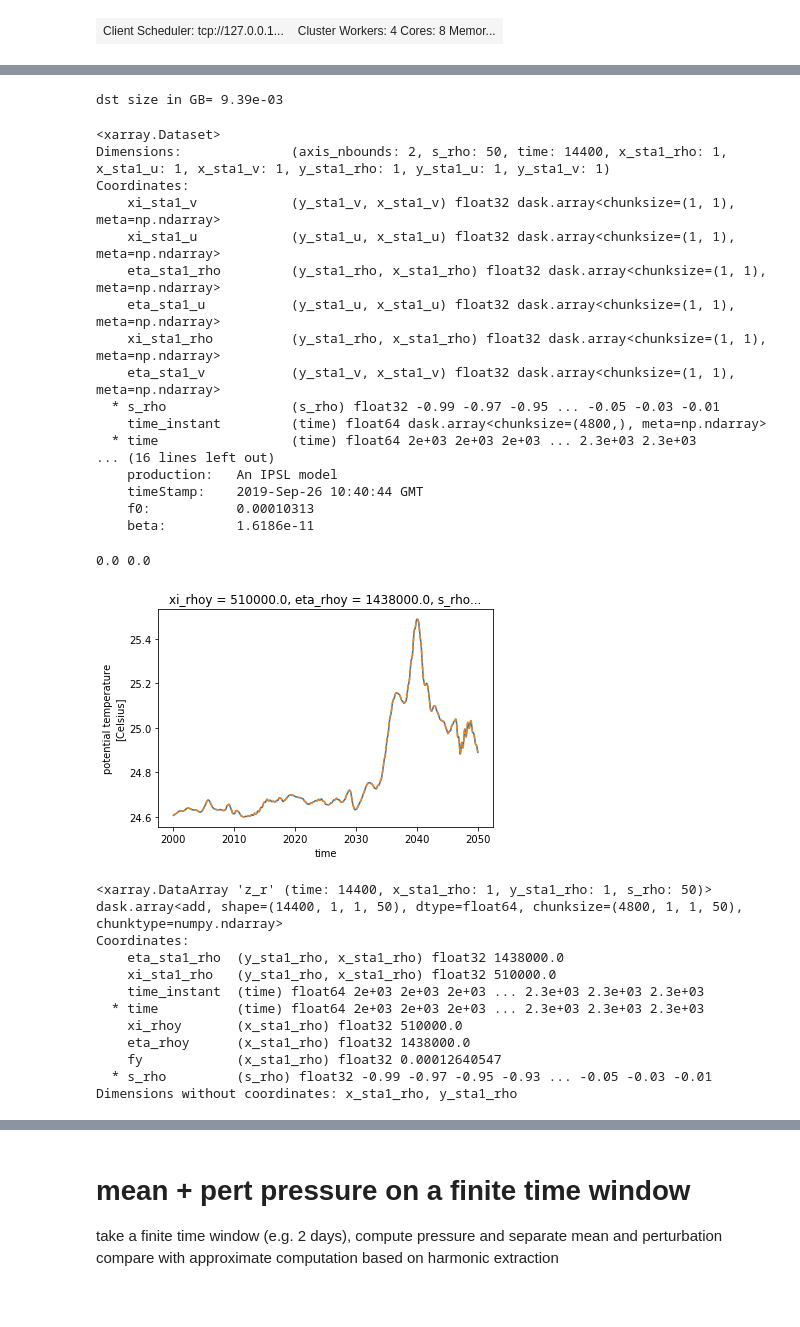
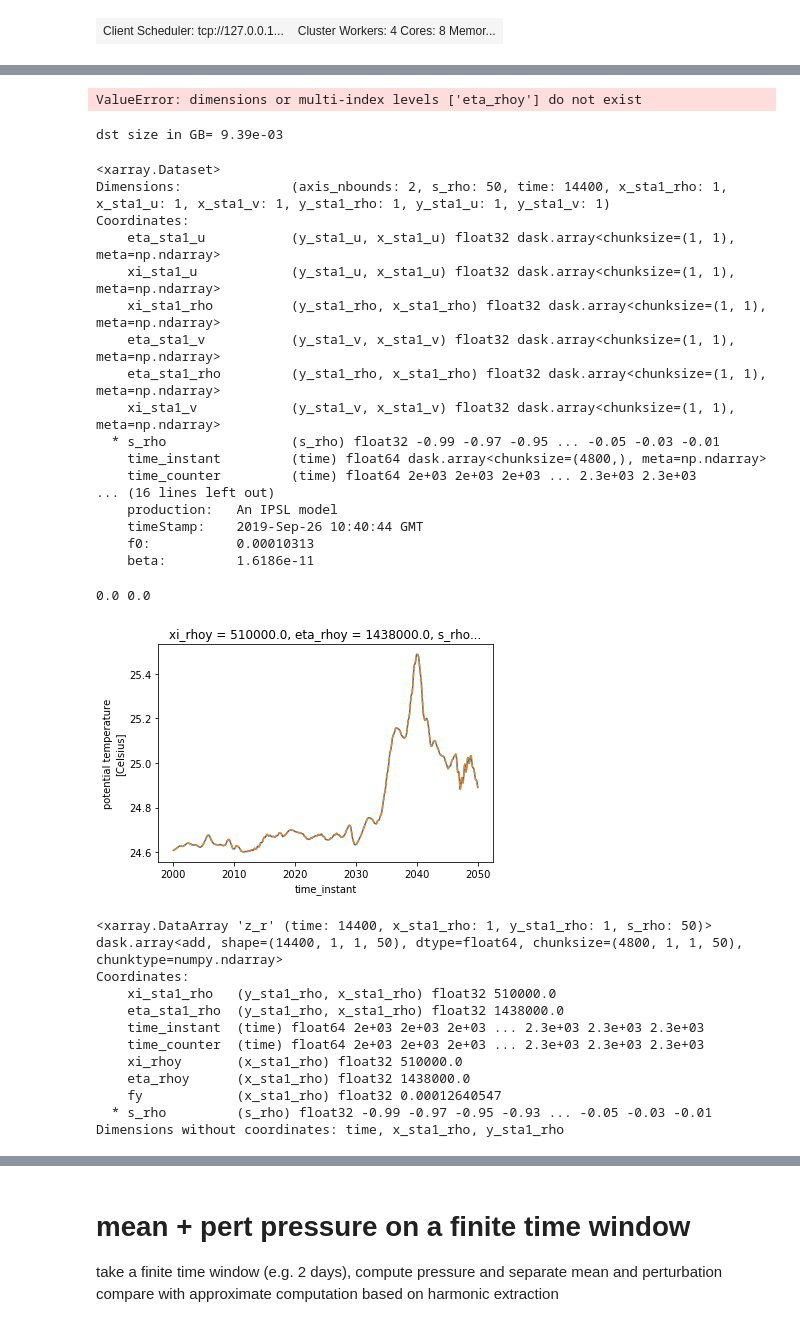
Before and after one commit to slgentil/croco, a Jupyter notebook: tutorials/pressure_tide.ipynb, the cells around one changed output, grey strips where cells are left out. Saved outputs shown, nothing was run; the diff lists cells and outputs as text; code cells hidden in the pictures.

```diff
--- a/tutorials/pressure_tide.ipynb
+++ b/tutorials/pressure_tide.ipynb
@@ -70,6 +70,12 @@ Found 9 columns in output.mpi:
 ['STEP', 'time[DAYS]', 'KINETIC_ENRG', 'POTEN_ENRG', 'TOTAL_ENRG', 'NET_VOLUME', 'trd', 'ENSTROPHY', 'BTKIN_ENRG']
 Opening NC datasets:  ['his', 'sta1', 'sta2', 'inst', 'av']
 Grid size: (L ,M, N) = (258, 722, 50)
+# %%
+### can't use sel
+dsi = r['inst']
+dsi.sel(eta_rhoy=1438000, method='nearest')
+# %% [output]
+ValueError: dimensions or multi-index levels ['eta_rhoy'] do not exist
 # %%
 ### choose time limits
 #dt_tser = 50 # time interval in days
@@ -78,7 +84,7 @@ Grid size: (L ,M, N) = (258, 722, 50)
 ### initialize dataset
 dst = r['sta1']
 dsi = r['inst']
-dsi = dsi.isel(y_rhoy=abs(dsi.coords['eta_rhoy'] - dst.coords['eta_sta1_rho'].values.squeeze()).argmin().values)
+dsi = dsi.isel(y_rhoy=abs(dsi.eta_rhoy - dst.eta_sta1_rho.values.squeeze()).argmin().values)
 
 ### copy SSH time series from inst into stat
 dst['ssh'] = dsi['ssh_y'].rename({'x_rhoy':'x_sta1_rho'}) + 0.*dst['eta_sta1_rho']
@@ -94,34 +100,34 @@ dst size in GB= 9.39e-03
 <xarray.Dataset>
 Dimensions:              (axis_nbounds: 2, s_rho: 50, time: 14400, x_sta1_rho: 1, x_sta1_u: 1, x_sta1_v: 1, y_sta1_rho: 1, y_sta1_u: 1, y_sta1_v: 1)
 Coordinates:
-    xi_sta1_v            (y_sta1_v, x_sta1_v) float32 dask.array<chunksize=(1, 1), meta=np.ndarray>
+    eta_sta1_u           (y_sta1_u, x_sta1_u) float32 dask.array<chunksize=(1, 1), meta=np.ndarray>
     xi_sta1_u            (y_sta1_u, x_sta1_u) float32 dask.array<chunksize=(1, 1), meta=np.ndarray>
-    eta_sta1_rho         (y_sta1_rho, x_sta1_rho) float32 dask.array<chunksize=(1, 1), meta=np.ndarray>
-    eta_sta1_u           (y_sta1_u, x_sta1_u) float32 dask.array<chunksize=(1, 1), meta=np.ndarray>
     xi_sta1_rho          (y_sta1_rho, x_sta1_rho) float32 dask.array<chunksize=(1, 1), meta=np.ndarray>
     eta_sta1_v           (y_sta1_v, x_sta1_v) float32 dask.array<chunksize=(1, 1), meta=np.ndarray>
+    eta_sta1_rho         (y_sta1_rho, x_sta1_rho) float32 dask.array<chunksize=(1, 1), meta=np.ndarray>
+    xi_sta1_v            (y_sta1_v, x_sta1_v) float32 dask.array<chunksize=(1, 1), meta=np.ndarray>
   * s_rho                (s_rho) float32 -0.99 -0.97 -0.95 ... -0.05 -0.03 -0.01
     time_instant         (time) float64 dask.array<chunksize=(4800,), meta=np.ndarray>
-  * time                 (time) float64 2e+03 2e+03 2e+03 ... 2.3e+03 2.3e+03
+    time_counter         (time) float64 2e+03 2e+03 2e+03 ... 2.3e+03 2.3e+03
 ... (16 lines left out)
     production:   An IPSL model
     timeStamp:    2019-Sep-26 10:40:44 GMT
     f0:           0.00010313
     beta:         1.6186e-11
 # %%
-### just checking that time series match: compare surface T
+### just checking that time series (station vs. y-slice) match: compare surface T
 t_stat = dst.T_station1.isel(s_rho=-1) #.persist()
 # maybe I could use alignment here
 #t_inst = dsi.T_y.where((dsi.time>=t0_val) & (dsi.time<t0_val + dt_tser)).persist()
 t_inst = dsi.T_y #.sel(time=slice(t0_val, t0_val + dt_tser))
 
-t_stat.sel(time=slice(2000,2050)).plot()
-t_inst.sel(time=slice(2000,2050)).plot(linestyle="--", color="tab:orange")
+t_stat.swap_dims({"time":"time_instant"}).sel(time_instant=slice(2000,2050)).plot()
+t_inst.swap_dims({"time":"time_instant"}).sel(time_instant=slice(2000,2050)).plot(linestyle="--", color="tab:orange")
 
 print((t_stat-t_inst).mean().values, (t_stat-t_inst).std().values)
 # %% [output]
 0.0 0.0
-[figure, old version]
+[figure, new version]
 # %%
 # vertical integration for pressure computation
 def get_pres(grid,z,rho):
@@ -231,15 +237,15 @@ get_z(r, zeta=dst.ssh, h=r['his'].h.mean(), vgrid='r', hgrid='r')
 <xarray.DataArray 'z_r' (time: 14400, x_sta1_rho: 1, y_sta1_rho: 1, s_rho: 50)>
 dask.array<add, shape=(14400, 1, 1, 50), dtype=float64, chunksize=(4800, 1, 1, 50), chunktype=numpy.ndarray>
 Coordinates:
+    xi_sta1_rho   (y_sta1_rho, x_sta1_rho) float32 510000.0
     eta_sta1_rho  (y_sta1_rho, x_sta1_rho) float32 1438000.0
-    xi_sta1_rho   (y_sta1_rho, x_sta1_rho) float32 510000.0
     time_instant  (time) float64 2e+03 2e+03 2e+03 ... 2.3e+03 2.3e+03 2.3e+03
-  * time          (time) float64 2e+03 2e+03 2e+03 ... 2.3e+03 2.3e+03 2.3e+03
+    time_counter  (time) float64 2e+03 2e+03 2e+03 ... 2.3e+03 2.3e+03 2.3e+03
     xi_rhoy       (x_sta1_rho) float32 510000.0
     eta_rhoy      (x_sta1_rho) float32 1438000.0
     fy            (x_sta1_rho) float32 0.00012640547
   * s_rho         (s_rho) float32 -0.99 -0.97 -0.95 -0.93 ... -0.05 -0.03 -0.01
-Dimensions without coordinates: x_sta1_rho, y_sta1_rho
+Dimensions without coordinates: time, x_sta1_rho, y_sta1_rho
 # %%
 # compute vertical levels # in this version I put the new fields in the dataset for dimension consistency
 #dst['zr'] = gp.get_z(r, zeta=dst.ssh, h=r['his'].h.mean(), vgrid='r', hgrid='r') #.persist()
```
Also changed, not shown: parts of 16 cells of this notebook.
